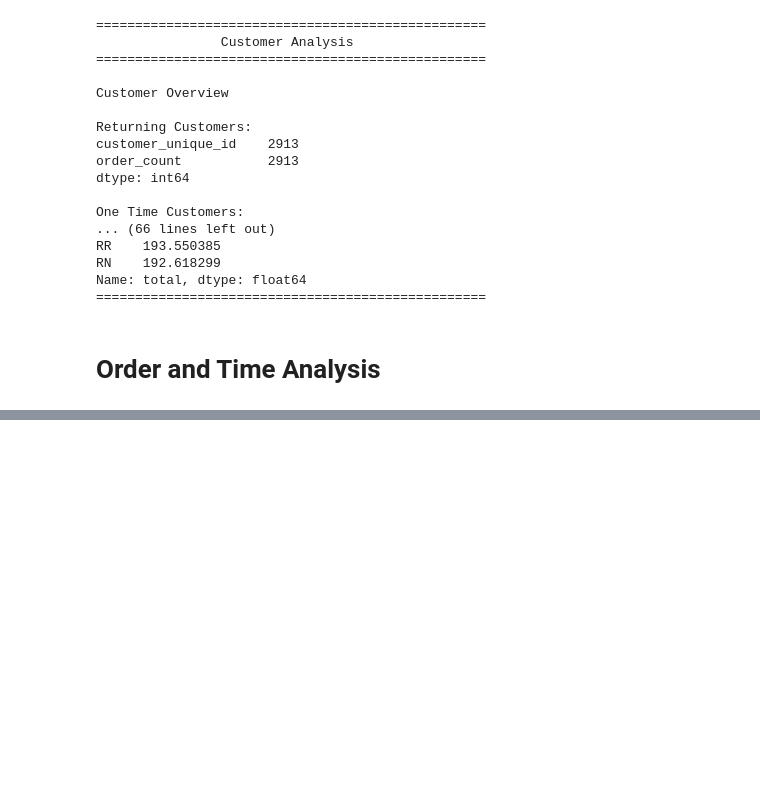
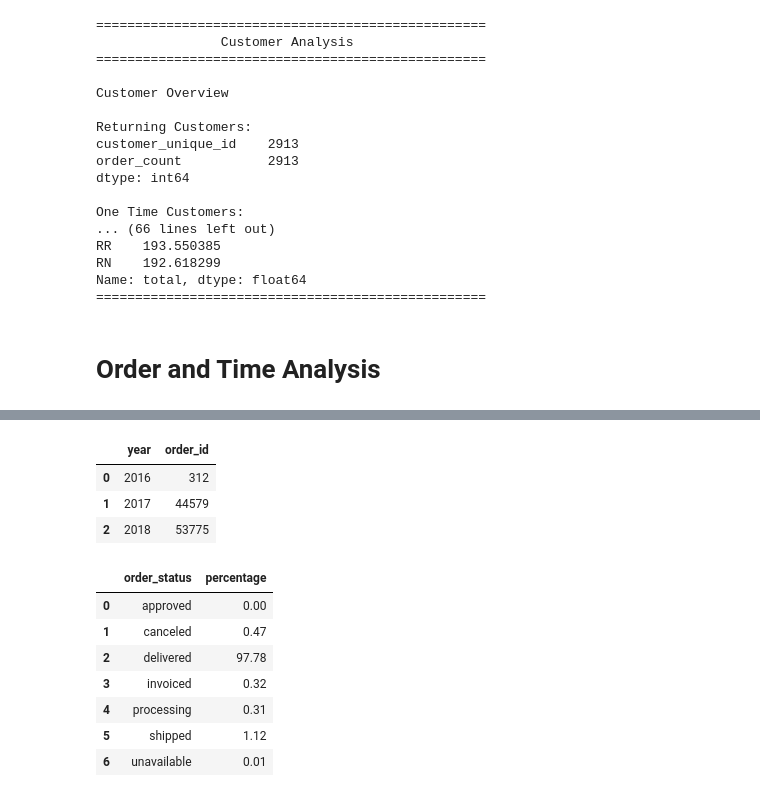
Before and after one commit to Rayyan-2205/ecommerce-sales-analytics, a Jupyter notebook: notebook/analysis.ipynb, the cells around one changed output, grey strips where cells are left out. Cells and saved outputs as stored; diff of their text form; code cells hidden in the pictures; blank space fills up the shorter version.

```diff
--- a/notebook/analysis.ipynb
+++ b/notebook/analysis.ipynb
@@ -1371,0 +1418,24 @@ Name: order_id, dtype: int64
+# %%
+def orders_by_year(df):
+    return df.groupby('year')['order_id'].nunique().sort_index(level=0).reset_index()
+
+orders_by_year(master_df)
+# %% [output]
+|  | year | order_id |
+| 0 | 2016 | 312 |
+| 1 | 2017 | 44579 |
+| 2 | 2018 | 53775 |
+# %%
+def order_status_distribution(df):
+    return (df.groupby('order_status')['order_id'].nunique() / df['order_id'].nunique() * 100).round(2).reset_index(name='percentage')
+
+order_status_distribution(master_df)
+# %% [output]
+|  | order_status | percentage |
+| 0 | approved | 0.00 |
+| 1 | canceled | 0.47 |
+| 2 | delivered | 97.78 |
+| 3 | invoiced | 0.32 |
+| 4 | processing | 0.31 |
+| 5 | shipped | 1.12 |
+| 6 | unavailable | 0.01 |
```
Also changed, not shown: parts of 11 cells of this notebook, 1 other file.
